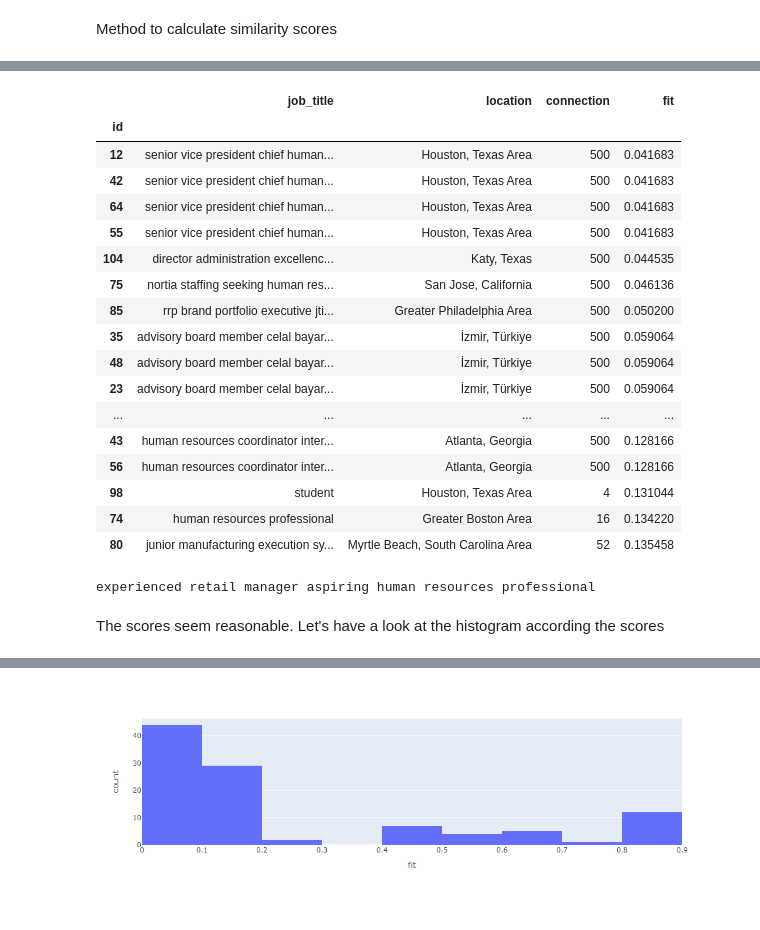
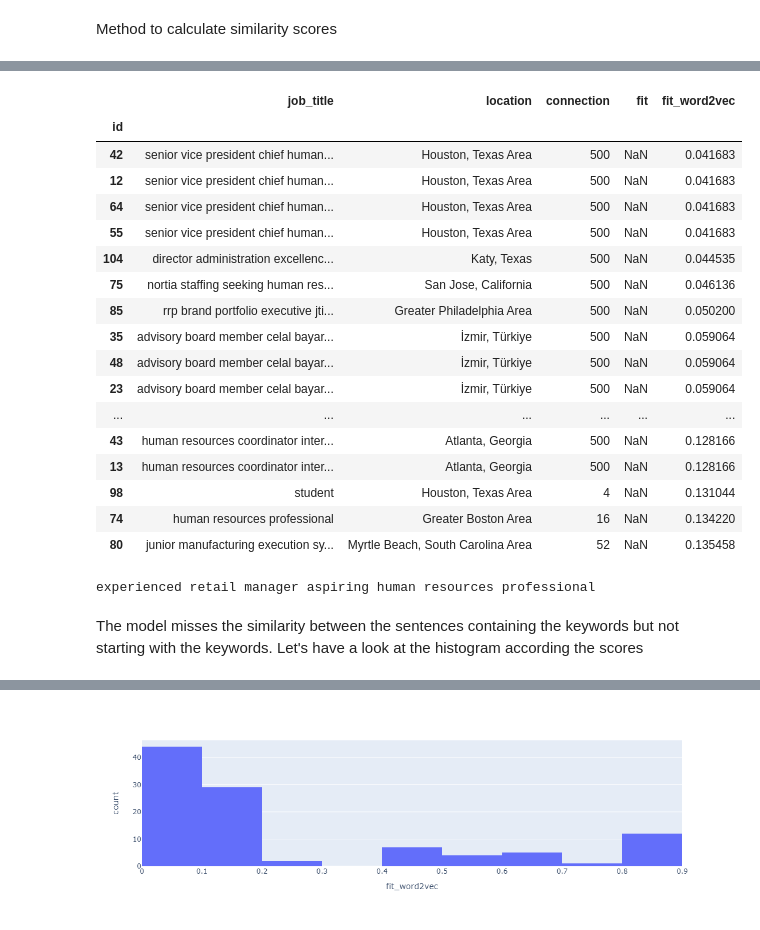
Before and after one commit to chiara89/-NAHynH028422ZNN9, a Jupyter notebook: Potential_talents_NLP.ipynb, the cells around one changed output, grey strips where cells are left out. Cells and saved outputs as stored; diff of their text form; code cells hidden in the pictures.

```diff
--- a/Potential_talents_NLP.ipynb
+++ b/Potential_talents_NLP.ipynb
@@ -132,6 +135,7 @@ for ind, row in df.iterrows():
     df.loc[ind,'job_title'] = df.loc[ind,'job_title'].replace('gphr','global professional in human resources').lstrip()
     df.loc[ind,'job_title'] = df.loc[ind,'job_title'].replace('sphr','senior professional in human resources').lstrip()
     df.loc[ind,'job_title'] = df.loc[ind,'job_title'].replace('mes','manufacturing execution system').lstrip()
+    df.loc[ind,'job_title'] = df.loc[ind,'job_title'].replace('hris','human resources information system').lstrip()
     df.loc[ind,'job_title'] = df.loc[ind,'job_title'].replace('hr','human resource').lstrip()
 # %%
 df.info()
@@ -232,6 +236,7 @@ def processing(query_l):
         query = query.replace('gphr','global professional in human resources').lstrip()
         query = query.replace('sphr','senior professional in human resources').lstrip()
         query = query.replace('mes','manufacturing execution system').lstrip()
+        query = query.replace('hris','human resources information system').lstrip()
         query = query.replace('hr','human resource').lstrip()
 
     tokenizer.fit_on_texts(query_l)
@@ -278,5 +283,5 @@ def top_candidates(n, by = 'fit', ascending = False, min_con = 0, location = df.
 # %%
 query = "Aspiring human resources"
 cos_sim_w2v = get_w2v_query_similarity(document_word_embeddings, [query])
-df['fit'] = cos_sim_w2v
+df['fit_word2vec'] = cos_sim_w2v
 # %%
@@ -303,31 +308,31 @@ top_candidates(n = 50, by = 'fit', ascending = False, min_con = 0)
 # %%
-top_candidates(n = 60, by = 'fit', ascending = True, min_con = 0)
+top_candidates(n = 60, by = 'fit_word2vec', ascending = True, min_con = 0)
 # %% [output]
-|  | job_title | location | connection | fit |
-| id |  |  |  |  |
-| 12 | senior vice president chief human... | Houston, Texas Area | 500 | 0.041683 |
-| 42 | senior vice president chief human... | Houston, Texas Area | 500 | 0.041683 |
-| 64 | senior vice president chief human... | Houston, Texas Area | 500 | 0.041683 |
-| 55 | senior vice president chief human... | Houston, Texas Area | 500 | 0.041683 |
-| 104 | director administration excellenc... | Katy, Texas | 500 | 0.044535 |
-| 75 | nortia staffing seeking human res... | San Jose, California | 500 | 0.046136 |
-| 85 | rrp brand portfolio executive jti... | Greater Philadelphia Area | 500 | 0.050200 |
-| 35 | advisory board member celal bayar... | İzmir, Türkiye | 500 | 0.059064 |
-| 48 | advisory board member celal bayar... | İzmir, Türkiye | 500 | 0.059064 |
-| 23 | advisory board member celal bayar... | İzmir, Türkiye | 500 | 0.059064 |
-| ... | ... | ... | ... | ... |
-| 43 | human resources coordinator inter... | Atlanta, Georgia | 500 | 0.128166 |
-| 56 | human resources coordinator inter... | Atlanta, Georgia | 500 | 0.128166 |
-| 98 | student | Houston, Texas Area | 4 | 0.131044 |
-| 74 | human resources professional | Greater Boston Area | 16 | 0.134220 |
-| 80 | junior manufacturing execution sy... | Myrtle Beach, South Carolina Area | 52 | 0.135458 |
+|  | job_title | location | connection | fit | fit_word2vec |
+| id |  |  |  |  |  |
+| 42 | senior vice president chief human... | Houston, Texas Area | 500 | NaN | 0.041683 |
+| 12 | senior vice president chief human... | Houston, Texas Area | 500 | NaN | 0.041683 |
+| 64 | senior vice president chief human... | Houston, Texas Area | 500 | NaN | 0.041683 |
+| 55 | senior vice president chief human... | Houston, Texas Area | 500 | NaN | 0.041683 |
+| 104 | director administration excellenc... | Katy, Texas | 500 | NaN | 0.044535 |
+| 75 | nortia staffing seeking human res... | San Jose, California | 500 | NaN | 0.046136 |
+| 85 | rrp brand portfolio executive jti... | Greater Philadelphia Area | 500 | NaN | 0.050200 |
+| 35 | advisory board member celal bayar... | İzmir, Türkiye | 500 | NaN | 0.059064 |
+| 48 | advisory board member celal bayar... | İzmir, Türkiye | 500 | NaN | 0.059064 |
+| 23 | advisory board member celal bayar... | İzmir, Türkiye | 500 | NaN | 0.059064 |
+| ... | ... | ... | ... | ... | ... |
+| 43 | human resources coordinator inter... | Atlanta, Georgia | 500 | NaN | 0.128166 |
+| 13 | human resources coordinator inter... | Atlanta, Georgia | 500 | NaN | 0.128166 |
+| 98 | student | Houston, Texas Area | 4 | NaN | 0.131044 |
+| 74 | human resources professional | Greater Boston Area | 16 | NaN | 0.134220 |
+| 80 | junior manufacturing execution sy... | Myrtle Beach, South Carolina Area | 52 | NaN | 0.135458 |
 # %%
 print(df.loc[66,'job_title'])
 # %% [output]
 experienced retail manager aspiring human resources professional
 # %% [markdown]
-The scores seem reasonable. Let's have a look at the histogram according the scores
+The model misses the similarity between the sentences containing the keywords but not starting with the keywords. Let's have a look at the histogram according the scores
 # %%
-fig = px.histogram(df['fit'], x="fit")
+fig = px.histogram(df['fit_word2vec'], x="fit_word2vec")
 fig
 # %% [output]
@@ -335,4 +339,4 @@ fig
-[figure, old version]
+[figure, new version]
 # %%
 query = "seeking human resources"
 cos_sim_w2v = get_w2v_query_similarity(document_word_embeddings, [query])
```
Also changed, not shown: parts of 27 cells of this notebook.
